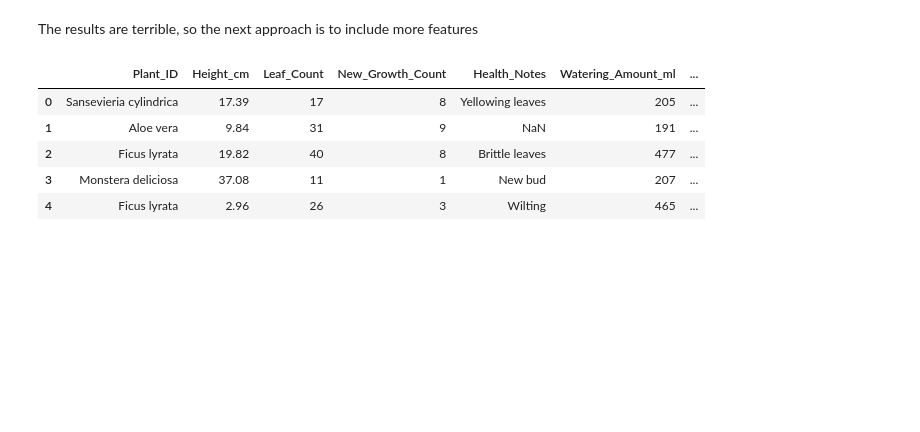
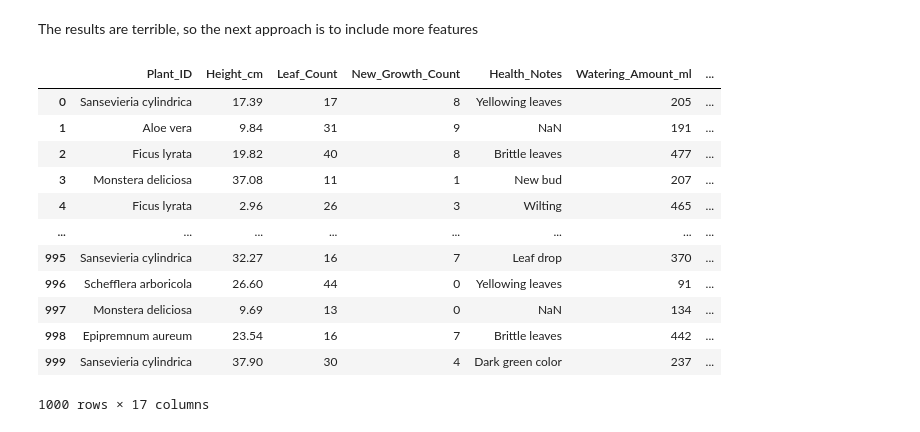
Before and after one commit to NancyNancy07/VIA_UrbanMicroFarm_MAL_Model, a Jupyter notebook: model.ipynb, the cells around one changed output. Saved outputs shown, nothing was run; the diff lists cells and outputs as text; code cells hidden in the pictures; blank space fills up the shorter version.

```diff
--- a/model.ipynb
+++ b/model.ipynb
@@ -355,11 +357,18 @@ Random Forest OOB Score: -0.1708
 The results are terrible, so the next approach is to include more features
 # %%
 df2 = data.copy()
-df2.head()
+df2
 # %% [output]
 |  | Plant_ID | Height_cm | Leaf_Count | New_Growth_Count | Health_Notes | Watering_Amount_ml | ... |
 | 0 | Sansevieria cylindrica | 17.39 | 17 | 8 | Yellowing leaves | 205 | ... |
 | 1 | Aloe vera | 9.84 | 31 | 9 | NaN | 191 | ... |
 | 2 | Ficus lyrata | 19.82 | 40 | 8 | Brittle leaves | 477 | ... |
 | 3 | Monstera deliciosa | 37.08 | 11 | 1 | New bud | 207 | ... |
 | 4 | Ficus lyrata | 2.96 | 26 | 3 | Wilting | 465 | ... |
+| ... | ... | ... | ... | ... | ... | ... | ... |
+| 995 | Sansevieria cylindrica | 32.27 | 16 | 7 | Leaf drop | 370 | ... |
+| 996 | Schefflera arboricola | 26.60 | 44 | 0 | Yellowing leaves | 91 | ... |
+| 997 | Monstera deliciosa | 9.69 | 13 | 0 | NaN | 134 | ... |
+| 998 | Epipremnum aureum | 23.54 | 16 | 7 | Brittle leaves | 442 | ... |
+| 999 | Sansevieria cylindrica | 37.90 | 30 | 4 | Dark green color | 237 | ... |
+1000 rows × 17 columns
```
Also changed, not shown: parts of 23 cells of this notebook.
